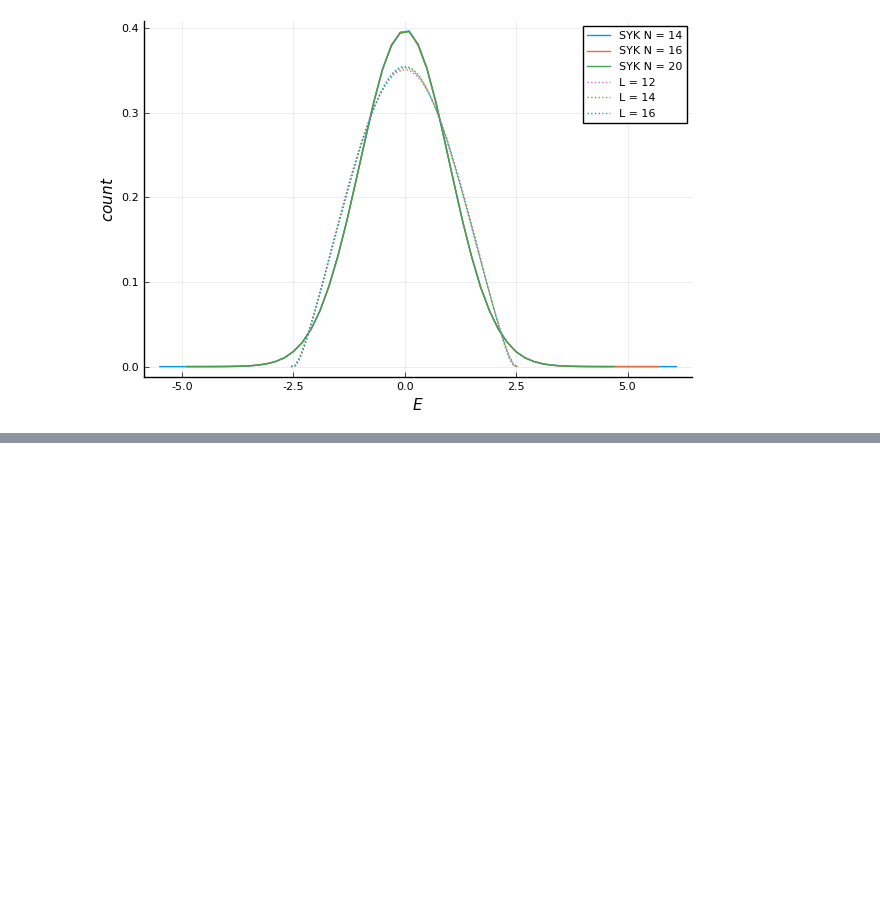
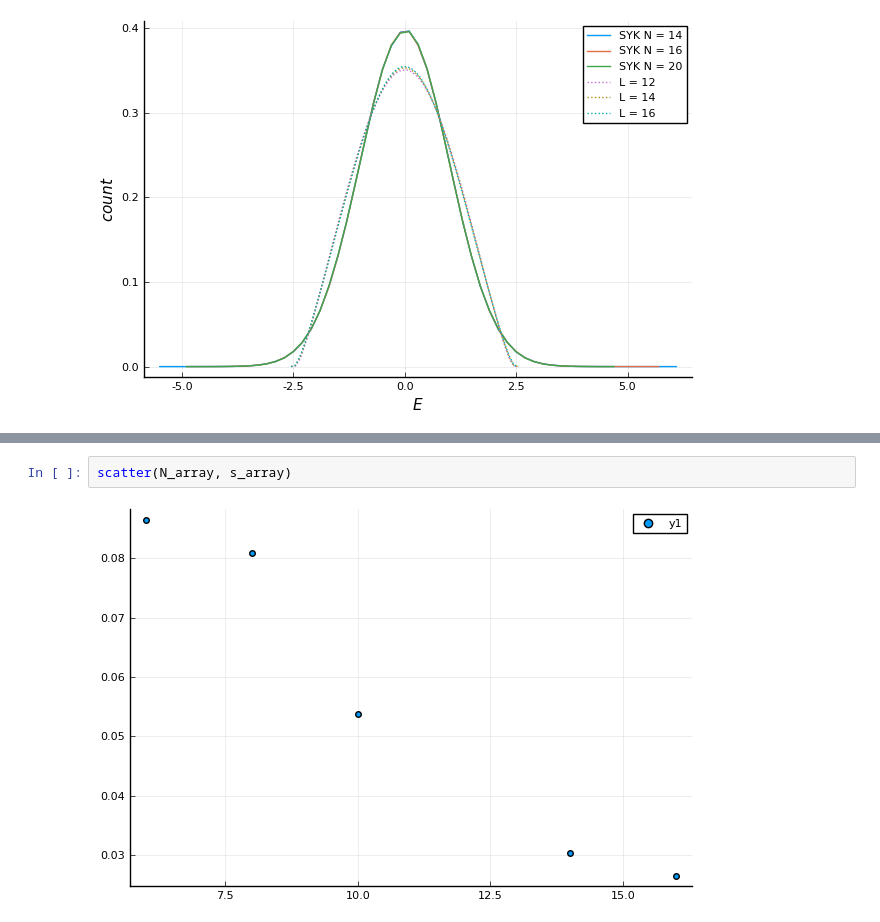
Before and after one commit to lololobo93/SYK.jl, a Jupyter notebook: SYK_plots.ipynb, the cells around one changed output, grey strips where cells are left out. Saved outputs shown, nothing was run; the diff lists cells and outputs as text; blank space fills up the shorter version.

```diff
--- a/SYK_plots.ipynb
+++ b/SYK_plots.ipynb
@@ -154,0 +165,4 @@ xlabel!(L"E")
+# %%
+scatter(N_array, s_array)
+# %% [output]
+[figure, added]
```
Also changed, not shown: parts of 3 cells of this notebook, 1 other file.
